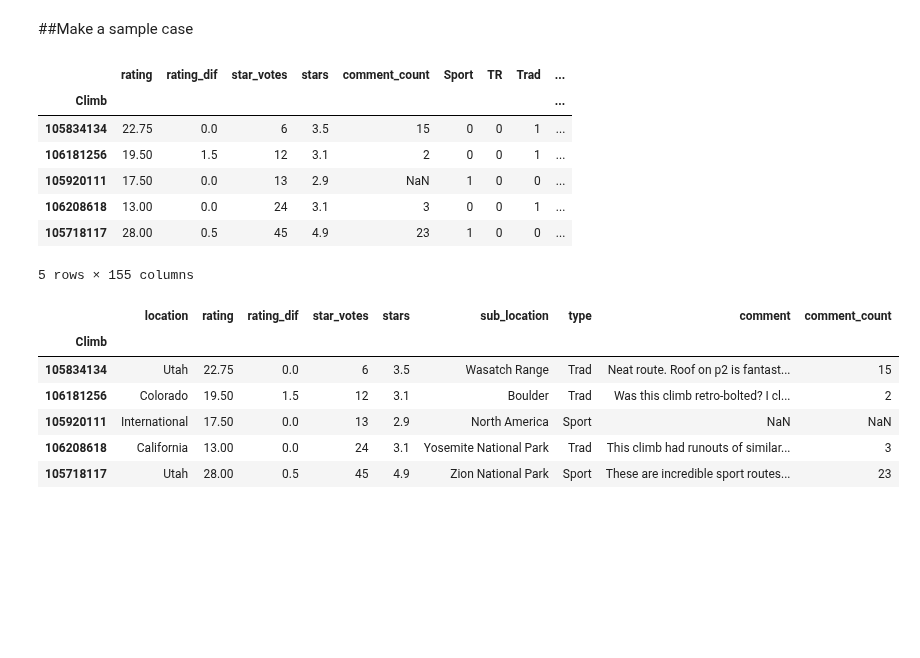
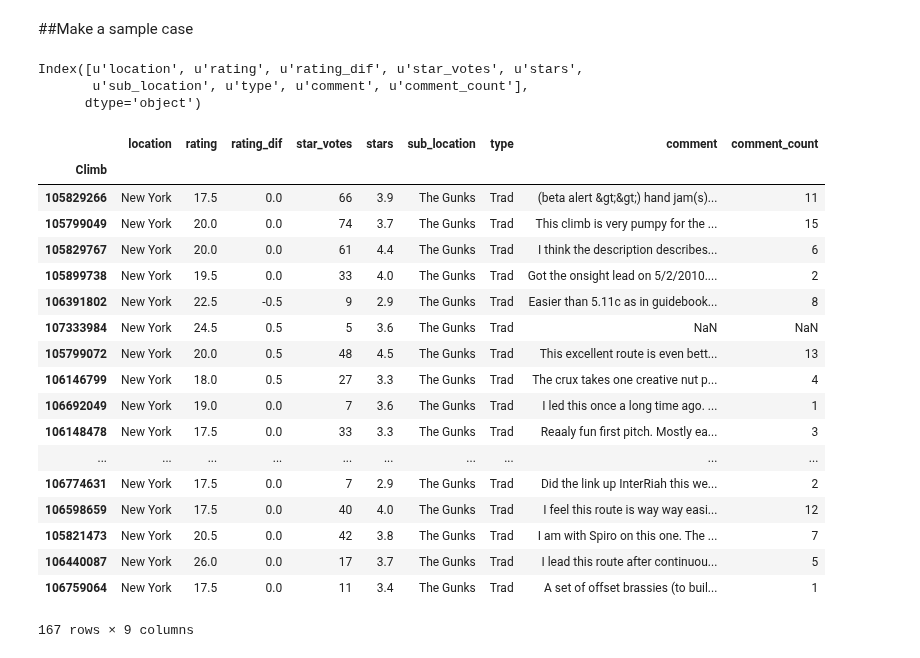
Before and after one commit to dmneal/Capstone, a Jupyter notebook: Predict From Observed Only.ipynb, the cells around one changed output. Saved outputs shown, nothing was run; the diff lists cells and outputs as text; code cells hidden in the pictures; blank space fills up the shorter version.

```diff
--- a/Predict From Observed Only.ipynb
+++ b/Predict From Observed Only.ipynb
@@ -179,25 +203,32 @@ plt.show()
 # %% [markdown]
 ##Make a sample case
-# %%
-df.head()
-# %% [output]
-|  | rating | rating_dif | star_votes | stars | comment_count | Sport | TR | Trad | ... |
-| Climb |  |  |  |  |  |  |  |  | ... |
-| 105834134 | 22.75 | 0.0 | 6 | 3.5 | 15 | 0 | 0 | 1 | ... |
-| 106181256 | 19.50 | 1.5 | 12 | 3.1 | 2 | 0 | 0 | 1 | ... |
-| 105920111 | 17.50 | 0.0 | 13 | 2.9 | NaN | 1 | 0 | 0 | ... |
-| 106208618 | 13.00 | 0.0 | 24 | 3.1 | 3 | 0 | 0 | 1 | ... |
-| 105718117 | 28.00 | 0.5 | 45 | 4.9 | 23 | 1 | 0 | 0 | ... |
-5 rows × 155 columns
-# %%
-
-
-df_raw.head()
-# %% [output]
-|  | location | rating | rating_dif | star_votes | stars | sub_location | type | comment | comment_count |
-| Climb |  |  |  |  |  |  |  |  |  |
-| 105834134 | Utah | 22.75 | 0.0 | 6 | 3.5 | Wasatch Range | Trad | Neat route. Roof on p2 is fantast... | 15 |
-| 106181256 | Colorado | 19.50 | 1.5 | 12 | 3.1 | Boulder | Trad | Was this climb retro-bolted? I cl... | 2 |
-| 105920111 | International | 17.50 | 0.0 | 13 | 2.9 | North America | Sport | NaN | NaN |
-| 106208618 | California | 13.00 | 0.0 | 24 | 3.1 | Yosemite National Park | Trad | This climb had runouts of similar... | 3 |
-| 105718117 | Utah | 28.00 | 0.5 | 45 | 4.9 | Zion National Park | Sport | These are incredible sport routes... | 23 |
+# %%
+df_raw.columns
+# %% [output]
+Index([u'location', u'rating', u'rating_dif', u'star_votes', u'stars',
+       u'sub_location', u'type', u'comment', u'comment_count'],
+      dtype='object')
+# %%
+
+
+df_raw.loc[df_raw['sub_location']=='The Gunks'].loc[df_raw['rating']>17].loc[df_raw['type'] == 'Trad']
+# %% [output]
+|  | location | rating | rating_dif | star_votes | stars | sub_location | type | comment | comment_count |
+| Climb |  |  |  |  |  |  |  |  |  |
+| 105829266 | New York | 17.5 | 0.0 | 66 | 3.9 | The Gunks | Trad | (beta alert &gt;&gt;) hand jam(s)... | 11 |
+| 105799049 | New York | 20.0 | 0.0 | 74 | 3.7 | The Gunks | Trad | This climb is very pumpy for the ... | 15 |
+| 105829767 | New York | 20.0 | 0.0 | 61 | 4.4 | The Gunks | Trad | I think the description describes... | 6 |
+| 105899738 | New York | 19.5 | 0.0 | 33 | 4.0 | The Gunks | Trad | Got the onsight lead on 5/2/2010.... | 2 |
+| 106391802 | New York | 22.5 | -0.5 | 9 | 2.9 | The Gunks | Trad | Easier than 5.11c as in guidebook... | 8 |
+| 107333984 | New York | 24.5 | 0.5 | 5 | 3.6 | The Gunks | Trad | NaN | NaN |
+| 105799072 | New York | 20.0 | 0.5 | 48 | 4.5 | The Gunks | Trad | This excellent route is even bett... | 13 |
+| 106146799 | New York | 18.0 | 0.5 | 27 | 3.3 | The Gunks | Trad | The crux takes one creative nut p... | 4 |
+| 106692049 | New York | 19.0 | 0.0 | 7 | 3.6 | The Gunks | Trad | I led this once a long time ago. ... | 1 |
+| 106148478 | New York | 17.5 | 0.0 | 33 | 3.3 | The Gunks | Trad | Reaaly fun first pitch. Mostly ea... | 3 |
+| ... | ... | ... | ... | ... | ... | ... | ... | ... | ... |
+| 106774631 | New York | 17.5 | 0.0 | 7 | 2.9 | The Gunks | Trad | Did the link up InterRiah this we... | 2 |
+| 106598659 | New York | 17.5 | 0.0 | 40 | 4.0 | The Gunks | Trad | I feel this route is way way easi... | 12 |
+| 105821473 | New York | 20.5 | 0.0 | 42 | 3.8 | The Gunks | Trad | I am with Spiro on this one. The ... | 7 |
+| 106440087 | New York | 26.0 | 0.0 | 17 | 3.7 | The Gunks | Trad | I lead this route after continuou... | 5 |
+| 106759064 | New York | 17.5 | 0.0 | 11 | 3.4 | The Gunks | Trad | A set of offset brassies (to buil... | 1 |
+167 rows × 9 columns
```
Also changed, not shown: parts of 20 cells of this notebook.
